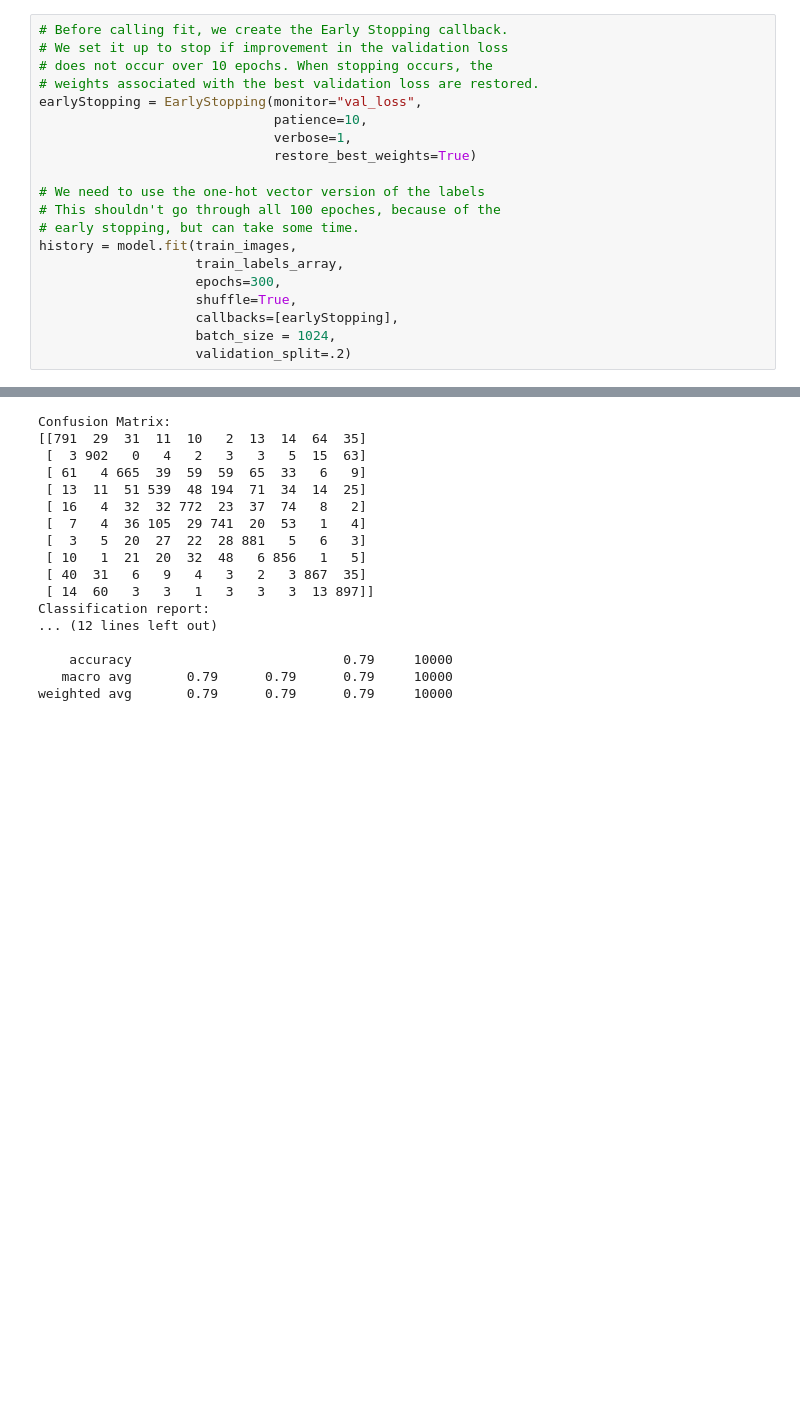
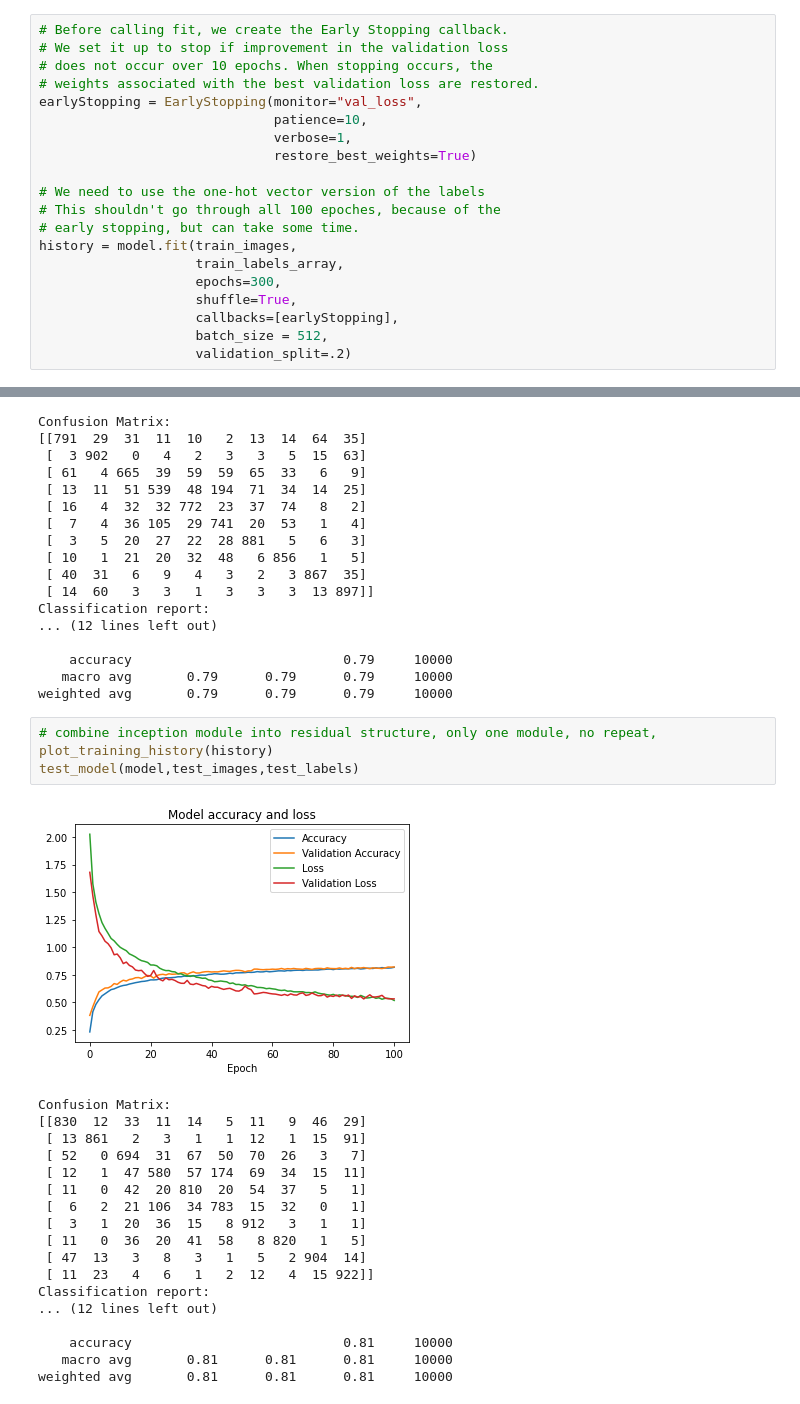
Before and after one commit to emali1/Mastering-Keras, a Jupyter notebook: Module 4.2_ Residual Blocks.ipynb, the cells around one changed output, grey strips where cells are left out. Cells and saved outputs as stored; diff of their text form; blank space fills up the shorter version.

```diff
--- a/Module 4.2_ Residual Blocks.ipynb
+++ b/Module 4.2_ Residual Blocks.ipynb
@@ -394,7 +393,7 @@ history = model.fit(train_images,
                     epochs=300,
                     shuffle=True,
                     callbacks=[earlyStopping],
-                    batch_size = 1024,
+                    batch_size = 512,
                     validation_split=.2)
 # %% [output]
 Epoch 1/300
@@ -529,3 +528,26 @@ Classification report:
     accuracy                           0.79     10000
    macro avg       0.79      0.79      0.79     10000
 weighted avg       0.79      0.79      0.79     10000
+# %%
+# combine inception module into residual structure, only one module, no repeat,
+plot_training_history(history)
+test_model(model,test_images,test_labels)
+# %% [output]
+[figure, added]
+Confusion Matrix:
+[[830  12  33  11  14   5  11   9  46  29]
+ [ 13 861   2   3   1   1  12   1  15  91]
+ [ 52   0 694  31  67  50  70  26   3   7]
+ [ 12   1  47 580  57 174  69  34  15  11]
+ [ 11   0  42  20 810  20  54  37   5   1]
+ [  6   2  21 106  34 783  15  32   0   1]
+ [  3   1  20  36  15   8 912   3   1   1]
+ [ 11   0  36  20  41  58   8 820   1   5]
+ [ 47  13   3   8   3   1   5   2 904  14]
+ [ 11  23   4   6   1   2  12   4  15 922]]
+Classification report:
+... (12 lines left out)
+
+    accuracy                           0.81     10000
+   macro avg       0.81      0.81      0.81     10000
+weighted avg       0.81      0.81      0.81     10000
```
Also changed, not shown: parts of 4 cells of this notebook.
